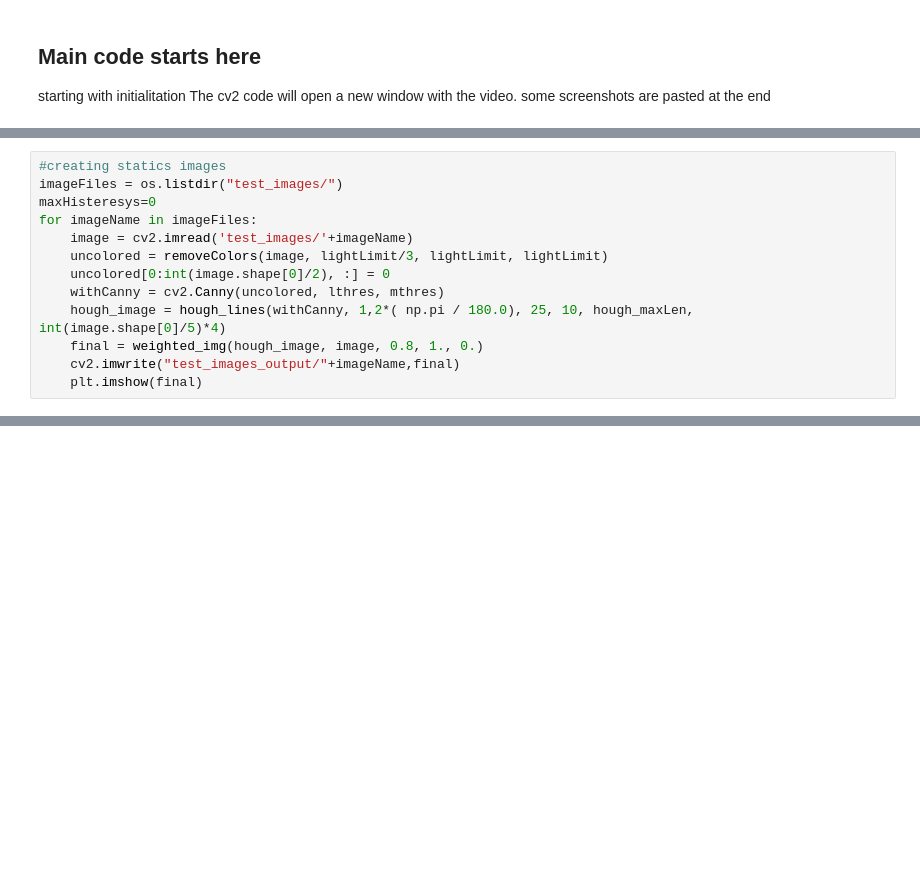
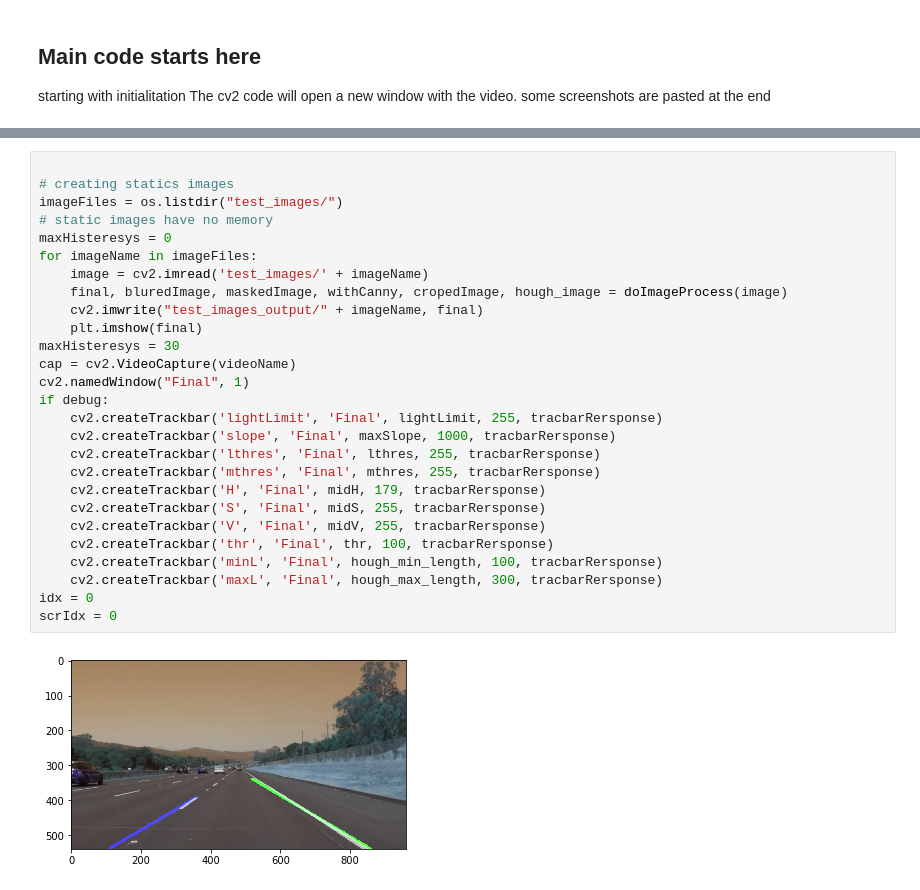
Before and after one commit to mquinteiro/CarND-LaneLines-P1, a Jupyter notebook: mqP1.ipynb, the cells around one changed output, grey strips where cells are left out. Cells and saved outputs as stored; diff of their text form; blank space fills up the shorter version.

```diff
--- a/mqP1.ipynb
+++ b/mqP1.ipynb
@@ -284,13 +435,0 @@ hough_maxLen=180
-# %%
-#creating statics images
-imageFiles = os.listdir("test_images/")
-maxHisteresys=0
-for imageName in imageFiles:
-    image = cv2.imread('test_images/'+imageName)
-    uncolored = removeColors(image, lightLimit/3, lightLimit, lightLimit)
-    uncolored[0:int(image.shape[0]/2), :] = 0
-    withCanny = cv2.Canny(uncolored, lthres, mthres)
-    hough_image = hough_lines(withCanny, 1,2*( np.pi / 180.0), 25, 10, hough_maxLen, int(image.shape[0]/5)*4)
-    final = weighted_img(hough_image, image, 0.8, 1., 0.)
-    cv2.imwrite("test_images_output/"+imageName,final)
-    plt.imshow(final)
@@ -376,0 +524,29 @@ while(True):
+# %%
+
+# creating statics images
+imageFiles = os.listdir("test_images/")
+# static images have no memory
+maxHisteresys = 0
+for imageName in imageFiles:
+    image = cv2.imread('test_images/' + imageName)
+    final, bluredImage, maskedImage, withCanny, cropedImage, hough_image = doImageProcess(image)
+    cv2.imwrite("test_images_output/" + imageName, final)
+    plt.imshow(final)
+maxHisteresys = 30
+cap = cv2.VideoCapture(videoName)
+cv2.namedWindow("Final", 1)
+if debug:
+    cv2.createTrackbar('lightLimit', 'Final', lightLimit, 255, tracbarRersponse)
+    cv2.createTrackbar('slope', 'Final', maxSlope, 1000, tracbarRersponse)
+    cv2.createTrackbar('lthres', 'Final', lthres, 255, tracbarRersponse)
+    cv2.createTrackbar('mthres', 'Final', mthres, 255, tracbarRersponse)
+    cv2.createTrackbar('H', 'Final', midH, 179, tracbarRersponse)
+    cv2.createTrackbar('S', 'Final', midS, 255, tracbarRersponse)
+    cv2.createTrackbar('V', 'Final', midV, 255, tracbarRersponse)
+    cv2.createTrackbar('thr', 'Final', thr, 100, tracbarRersponse)
+    cv2.createTrackbar('minL', 'Final', hough_min_length, 100, tracbarRersponse)
+    cv2.createTrackbar('maxL', 'Final', hough_max_length, 300, tracbarRersponse)
+idx = 0
+scrIdx = 0
+# %% [output]
+[figure, added]
```
Also changed, not shown: parts of 24 cells of this notebook, 6 other files.
